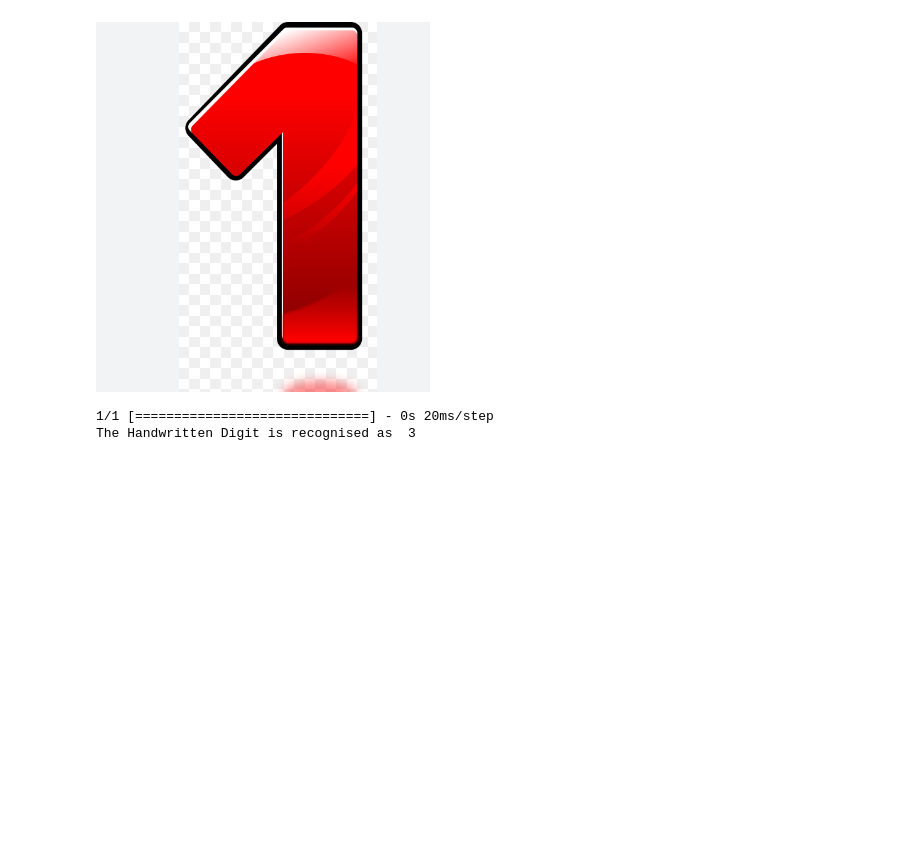
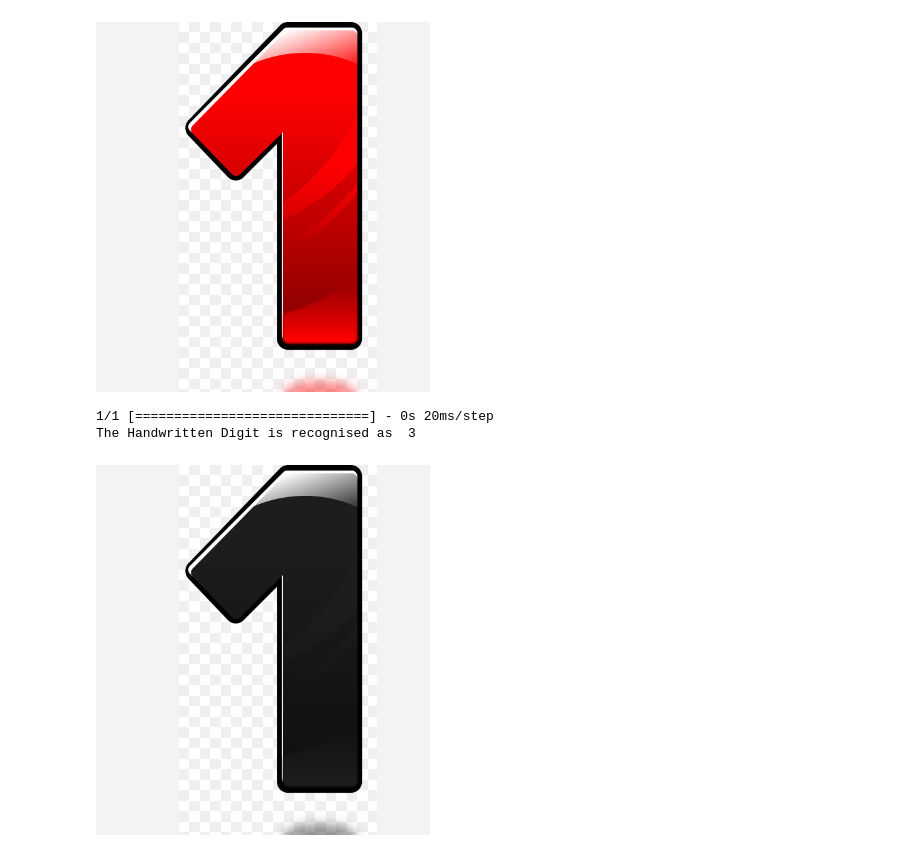
Before and after one commit to SridharAppusamy/MNIST-Digit-classification-using-NN, a Jupyter notebook: DL_Project_2_MNIST_Digit_classification_using_NN.ipynb, the cells around one changed output. Saved outputs shown, nothing was run; the diff lists cells and outputs as text; code cells hidden in the pictures; blank space fills up the shorter version.

```diff
--- a/DL_Project_2_MNIST_Digit_classification_using_NN.ipynb
+++ b/DL_Project_2_MNIST_Digit_classification_using_NN.ipynb
@@ -343,3 +343,10 @@ Path of the image to be predicted: /content/drive/MyDrive/April 2024/DL Project
 [figure]
 1/1 [==============================] - 0s 20ms/step
 The Handwritten Digit is recognised as  3
+# %%
+input_image = cv2.imread('/content/drive/MyDrive/April 2024/DL Project 2. MNIST Digit classification using NN/Capture.PNG')
+grayscale = cv2.cvtColor(input_image, cv2.COLOR_RGB2GRAY)
+#cv2.imshow("Grayscale Image", input_image)
+cv2_imshow(grayscale)
+# %% [output]
+[figure, added]
```
